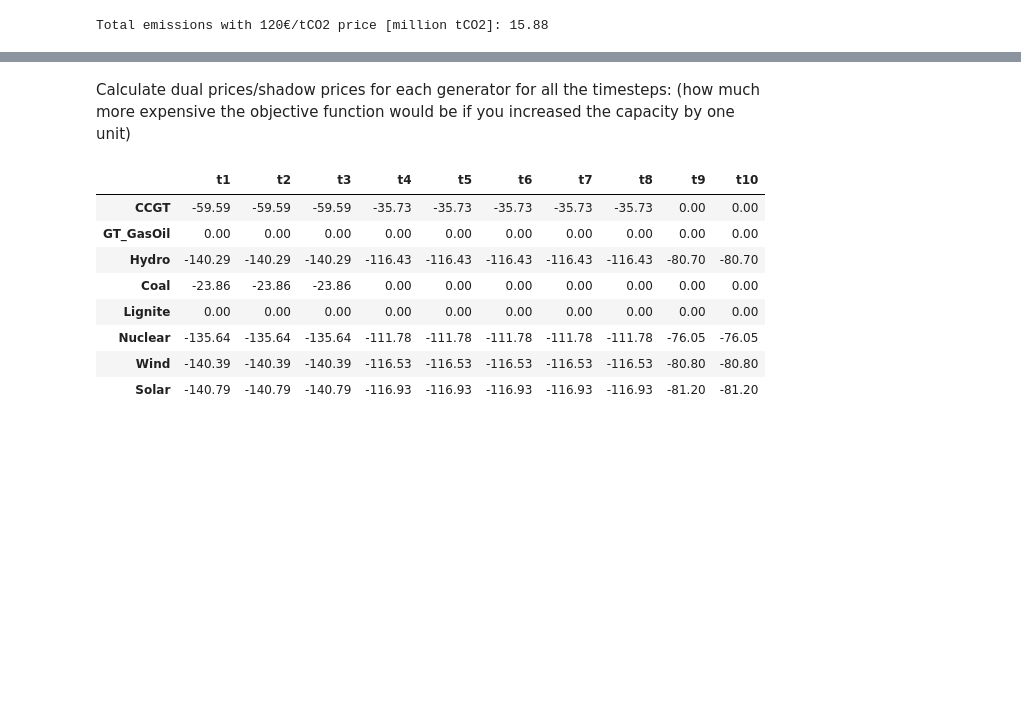
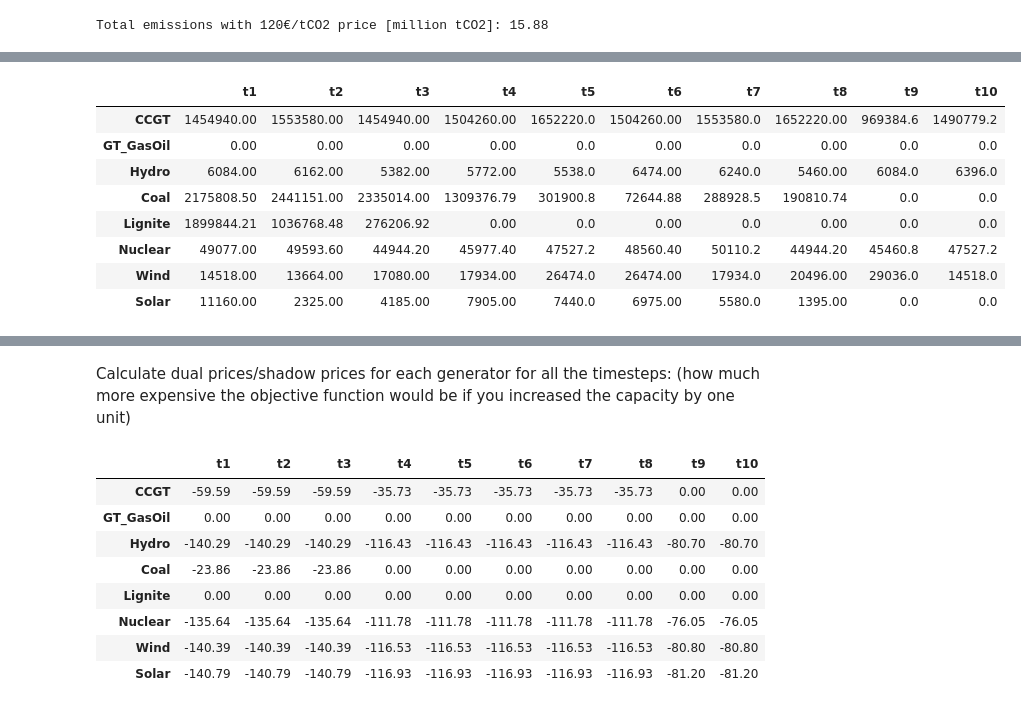
Before and after one commit to dh8sn8/Power-Plant-Dispatch, a Jupyter notebook: group_project.ipynb, the cells around one changed output, grey strips where cells are left out. Saved outputs shown, nothing was run; the diff lists cells and outputs as text; code cells hidden in the pictures; blank space fills up the shorter version.

```diff
--- a/group_project.ipynb
+++ b/group_project.ipynb
@@ -518,0 +630,13 @@ Total emissions with 120€/tCO2 price [million tCO2]: 15.88
+# %%
+operational_costs_co2 = dispatch_co2.multiply(tech_data_CO2price.set_index('tech')['marginal_cost'],axis=0)
+operational_costs_co2
+# %% [output]
+|  | t1 | t2 | t3 | t4 | t5 | t6 | t7 | t8 | t9 | t10 |
+| CCGT | 1454940.00 | 1553580.00 | 1454940.00 | 1504260.00 | 1652220.0 | 1504260.00 | 1553580.0 | 1652220.00 | 969384.6 | 1490779.2 |
+| GT_GasOil | 0.00 | 0.00 | 0.00 | 0.00 | 0.0 | 0.00 | 0.0 | 0.00 | 0.0 | 0.0 |
+| Hydro | 6084.00 | 6162.00 | 5382.00 | 5772.00 | 5538.0 | 6474.00 | 6240.0 | 5460.00 | 6084.0 | 6396.0 |
+| Coal | 2175808.50 | 2441151.00 | 2335014.00 | 1309376.79 | 301900.8 | 72644.88 | 288928.5 | 190810.74 | 0.0 | 0.0 |
+| Lignite | 1899844.21 | 1036768.48 | 276206.92 | 0.00 | 0.0 | 0.00 | 0.0 | 0.00 | 0.0 | 0.0 |
+| Nuclear | 49077.00 | 49593.60 | 44944.20 | 45977.40 | 47527.2 | 48560.40 | 50110.2 | 44944.20 | 45460.8 | 47527.2 |
+| Wind | 14518.00 | 13664.00 | 17080.00 | 17934.00 | 26474.0 | 26474.00 | 17934.0 | 20496.00 | 29036.0 | 14518.0 |
+| Solar | 11160.00 | 2325.00 | 4185.00 | 7905.00 | 7440.0 | 6975.00 | 5580.0 | 1395.00 | 0.0 | 0.0 |
```
Also changed, not shown: parts of 18 cells of this notebook, 3 other files.
